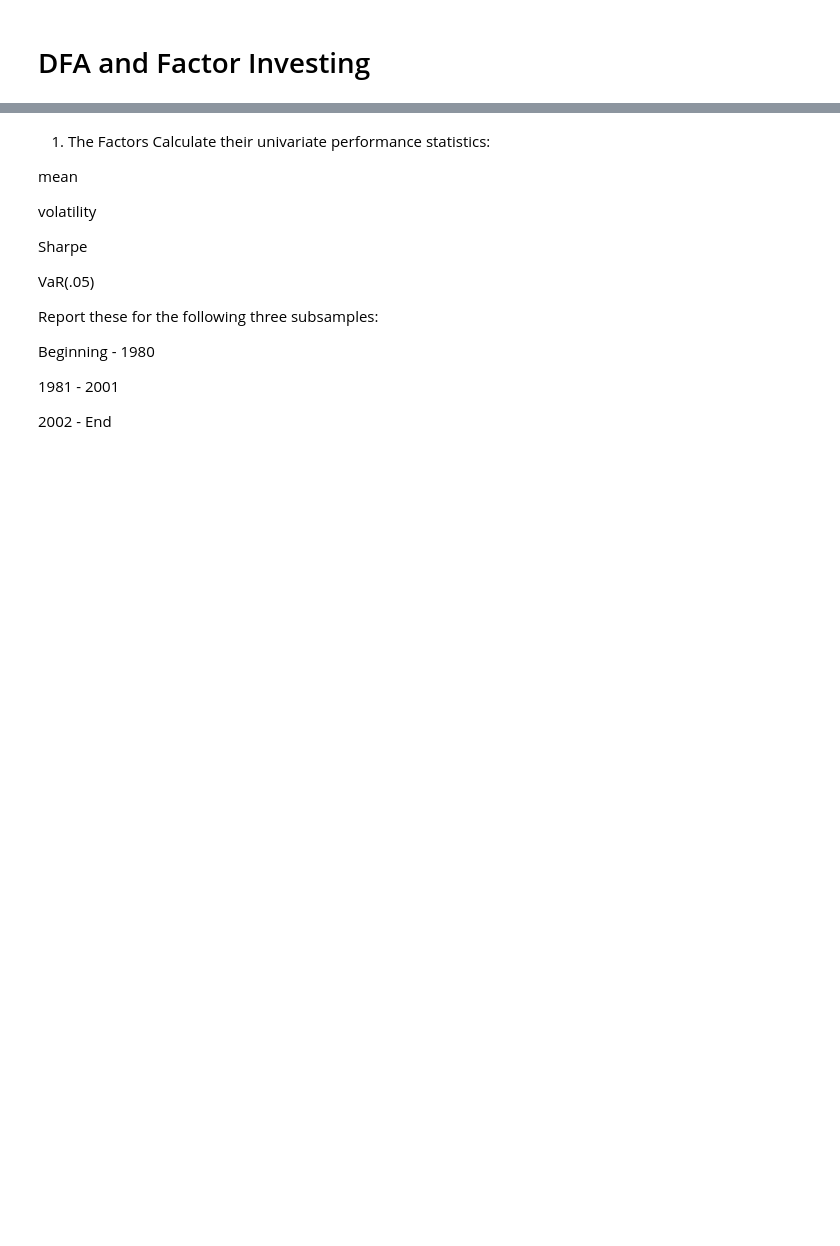
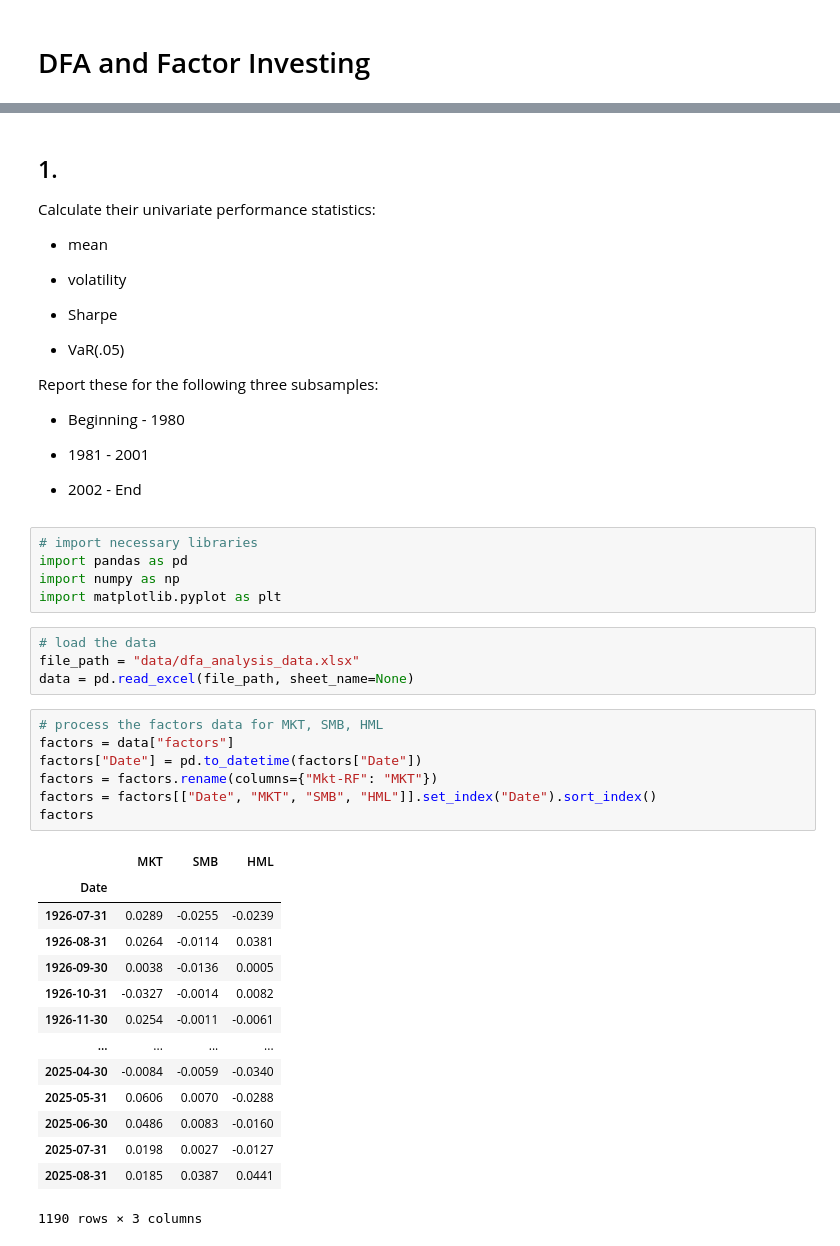
Before and after one commit to Rhazi/portfolio_Group_B4, a Jupyter notebook: Group_B_HMW_4.ipynb, the cells around one changed output, grey strips where cells are left out. Saved outputs shown, nothing was run; the diff lists cells and outputs as text; blank space fills up the shorter version.

```diff
--- a/Group_B_HMW_4.ipynb
+++ b/Group_B_HMW_4.ipynb
@@ -17,19 +16,50 @@ You do not need any of these columns for the homework. Just use the MKT column,
 # %% [markdown]
-1. The Factors
+## 1.
 Calculate their univariate performance statistics:
 
-mean
+- mean
 
-volatility
+- volatility
 
-Sharpe
+- Sharpe
 
-VaR(.05)
+- VaR(.05)
 
 Report these for the following three subsamples:
 
-Beginning - 1980
+- Beginning - 1980
 
-1981 - 2001
+- 1981 - 2001
 
-2002 - End
+- 2002 - End
+# %%
+# import necessary libraries
+import pandas as pd
+import numpy as np
+import matplotlib.pyplot as plt
+# %%
+# load the data
+file_path = "data/dfa_analysis_data.xlsx"
+data = pd.read_excel(file_path, sheet_name=None)
+# %%
+# process the factors data for MKT, SMB, HML
+factors = data["factors"]
+factors["Date"] = pd.to_datetime(factors["Date"])
+factors = factors.rename(columns={"Mkt-RF": "MKT"})
+factors = factors[["Date", "MKT", "SMB", "HML"]].set_index("Date").sort_index()
+factors
+# %% [output]
+|  | MKT | SMB | HML |
+| Date |  |  |  |
+| 1926-07-31 | 0.0289 | -0.0255 | -0.0239 |
+| 1926-08-31 | 0.0264 | -0.0114 | 0.0381 |
+| 1926-09-30 | 0.0038 | -0.0136 | 0.0005 |
+| 1926-10-31 | -0.0327 | -0.0014 | 0.0082 |
+| 1926-11-30 | 0.0254 | -0.0011 | -0.0061 |
+| ... | ... | ... | ... |
+| 2025-04-30 | -0.0084 | -0.0059 | -0.0340 |
+| 2025-05-31 | 0.0606 | 0.0070 | -0.0288 |
+| 2025-06-30 | 0.0486 | 0.0083 | -0.0160 |
+| 2025-07-31 | 0.0198 | 0.0027 | -0.0127 |
+| 2025-08-31 | 0.0185 | 0.0387 | 0.0441 |
+1190 rows × 3 columns
```
Also changed, not shown: parts of 18 cells of this notebook.
